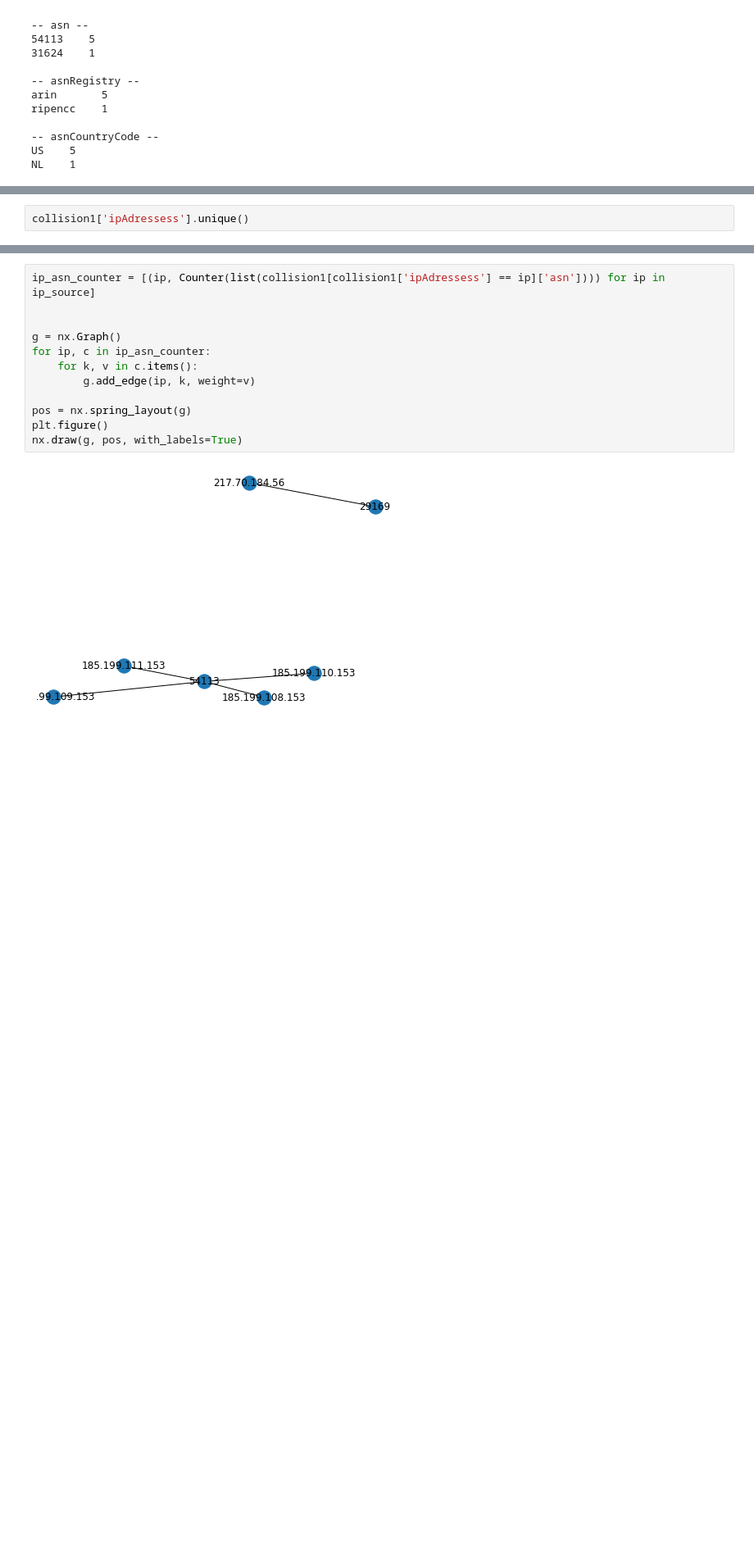
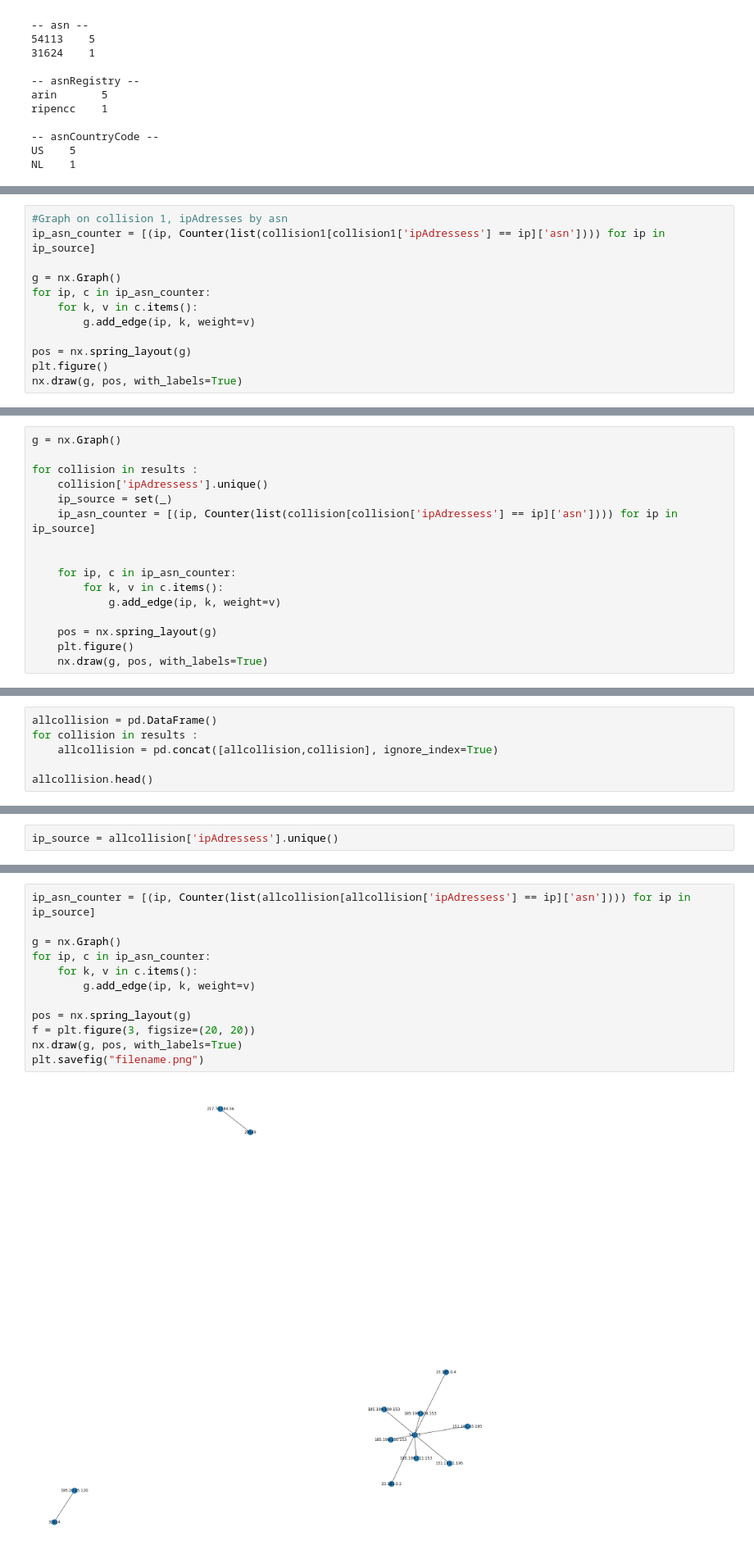
Before and after one commit to mmesba85/CertifStates, a Jupyter notebook: analysis/analysis.ipynb, the cells around one changed output, grey strips where cells are left out. Shown: that part at 82% size. Saved outputs shown, nothing was run; the diff lists cells and outputs as text; blank space fills up the shorter version.

```diff
--- a/analysis/analysis.ipynb
+++ b/analysis/analysis.ipynb
@@ -120,0 +123,12 @@ collision1
+# %%
+#Graph on collision 1, ipAdresses by asn
+ip_asn_counter = [(ip, Counter(list(collision1[collision1['ipAdressess'] == ip]['asn']))) for ip in ip_source]
+
+g = nx.Graph()
+for ip, c in ip_asn_counter:
+    for k, v in c.items():
+        g.add_edge(ip, k, weight=v)
+
+pos = nx.spring_layout(g)
+plt.figure()
+nx.draw(g, pos, with_labels=True)
@@ -120,0 +139,16 @@ collision1
+# %%
+g = nx.Graph()
+
+for collision in results :
+    collision['ipAdressess'].unique()
+    ip_source = set(_)
+    ip_asn_counter = [(ip, Counter(list(collision[collision['ipAdressess'] == ip]['asn']))) for ip in ip_source]
+
+
+    for ip, c in ip_asn_counter:
+        for k, v in c.items():
+            g.add_edge(ip, k, weight=v)
+
+    pos = nx.spring_layout(g)
+    plt.figure()
+    nx.draw(g, pos, with_labels=True)
@@ -120,0 +163,6 @@ collision1
+# %%
+allcollision = pd.DataFrame()
+for collision in results :
+    allcollision = pd.concat([allcollision,collision], ignore_index=True)
+
+allcollision.head()
@@ -121,2 +176,2 @@ collision1
 # %%
-collision1['ipAdressess'].unique()
+ip_source = allcollision['ipAdressess'].unique()
@@ -131,14 +178,14 @@ print(ip_source)
 # %%
-ip_asn_counter = [(ip, Counter(list(collision1[collision1['ipAdressess'] == ip]['asn']))) for ip in ip_source]
-
+ip_asn_counter = [(ip, Counter(list(allcollision[allcollision['ipAdressess'] == ip]['asn']))) for ip in ip_source]
 
 g = nx.Graph()
 for ip, c in ip_asn_counter:
     for k, v in c.items():
         g.add_edge(ip, k, weight=v)
 
 pos = nx.spring_layout(g)
-plt.figure()
+f = plt.figure(3, figsize=(20, 20))
 nx.draw(g, pos, with_labels=True)
+plt.savefig("filename.png")
 # %% [output]
-[figure, old version]
+[figure, new version]
```
Also changed, not shown: parts of 12 cells of this notebook, 1 other file.
